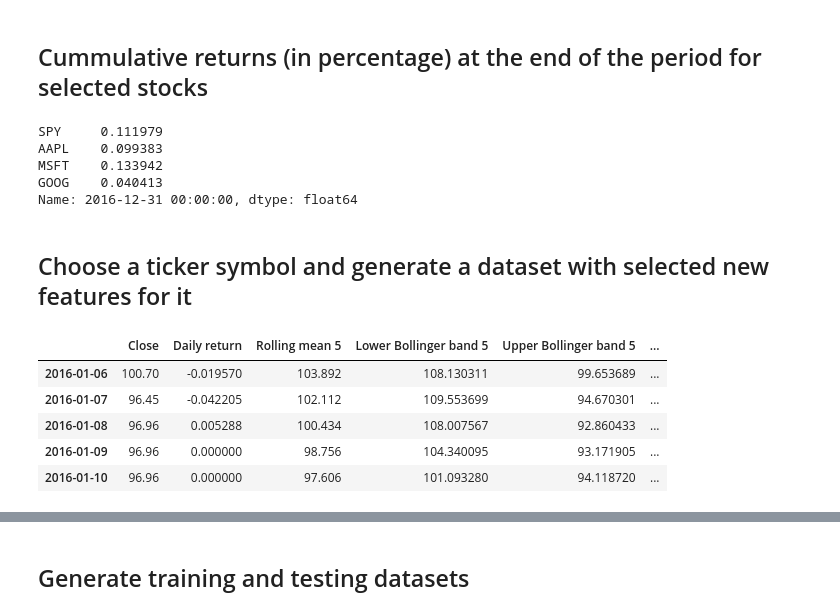
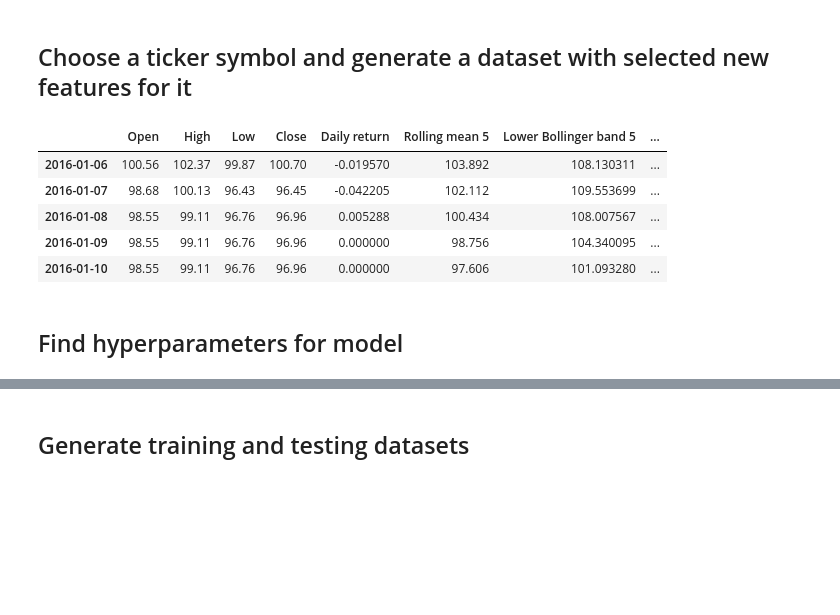
Before and after one commit to iamandicip/ml_projects, a Jupyter notebook: capstone_project/stock_market_forecast.ipynb, the cells around one changed output, grey strips where cells are left out. Drawn from its saved outputs; the diff is of its cells as text; code cells hidden in the pictures; blank space fills up the shorter version.

Commit message:
split the data analisys part into a separate notebook; improved the model cross validation and hyperparameter search process

```diff
--- a/capstone_project/stock_market_forecast.ipynb
+++ b/capstone_project/stock_market_forecast.ipynb
@@ -139,12 +0,0 @@ ax.legend(loc='upper left')
-# %% [markdown]
-## Cummulative returns (in percentage) at the end of the period for selected stocks
-# %%
-data_frame = su.get_data_frame_for_symbols(tickers, start_date, end_date, include_spy=True)
-cummulative_returns = su.compute_cummulative_returns(data_frame, data_frame.shape[0] - 1)
-print(cummulative_returns.ix[-1, :])
-# %% [output]
-SPY     0.111979
-AAPL    0.099383
-MSFT    0.133942
-GOOG    0.040413
-Name: 2016-12-31 00:00:00, dtype: float64
@@ -152,19 +24,26 @@ Name: 2016-12-31 00:00:00, dtype: float64
 ## Choose a ticker symbol and generate a dataset with selected new features for it
 # %%
 #create a dataset for AAPL
+rs = 42 # random state
+tickers = ['AAPL', 'MSFT', 'GOOG']
 symbol = tickers[0]
 window = 5
 look_ahead = 1
 start_date = datetime.datetime(2016, 1, 1)
 end_date = datetime.datetime(2016, 12, 31)
 
 dataset = su.preprocess_data(symbol, window, look_ahead, start_date, end_date)
 
+data = dataset.drop(labels=['Future Price'], axis=1)
+target = dataset['Future Price']
+
 dataset.head()
 # %% [output]
-|  | Close | Daily return | Rolling mean 5 | Lower Bollinger band 5 | Upper Bollinger band 5 | ... |
-| 2016-01-06 | 100.70 | -0.019570 | 103.892 | 108.130311 | 99.653689 | ... |
-| 2016-01-07 | 96.45 | -0.042205 | 102.112 | 109.553699 | 94.670301 | ... |
-| 2016-01-08 | 96.96 | 0.005288 | 100.434 | 108.007567 | 92.860433 | ... |
-| 2016-01-09 | 96.96 | 0.000000 | 98.756 | 104.340095 | 93.171905 | ... |
-| 2016-01-10 | 96.96 | 0.000000 | 97.606 | 101.093280 | 94.118720 | ... |
+|  | Open | High | Low | Close | Daily return | Rolling mean 5 | Lower Bollinger band 5 | ... |
+| 2016-01-06 | 100.56 | 102.37 | 99.87 | 100.70 | -0.019570 | 103.892 | 108.130311 | ... |
+| 2016-01-07 | 98.68 | 100.13 | 96.43 | 96.45 | -0.042205 | 102.112 | 109.553699 | ... |
+| 2016-01-08 | 98.55 | 99.11 | 96.76 | 96.96 | 0.005288 | 100.434 | 108.007567 | ... |
+| 2016-01-09 | 98.55 | 99.11 | 96.76 | 96.96 | 0.000000 | 98.756 | 104.340095 | ... |
+| 2016-01-10 | 98.55 | 99.11 | 96.76 | 96.96 | 0.000000 | 97.606 | 101.093280 | ... |
+# %% [markdown]
+## Find hyperparameters for model
```
Also changed, not shown: parts of 22 cells of this notebook, 2 other files.
